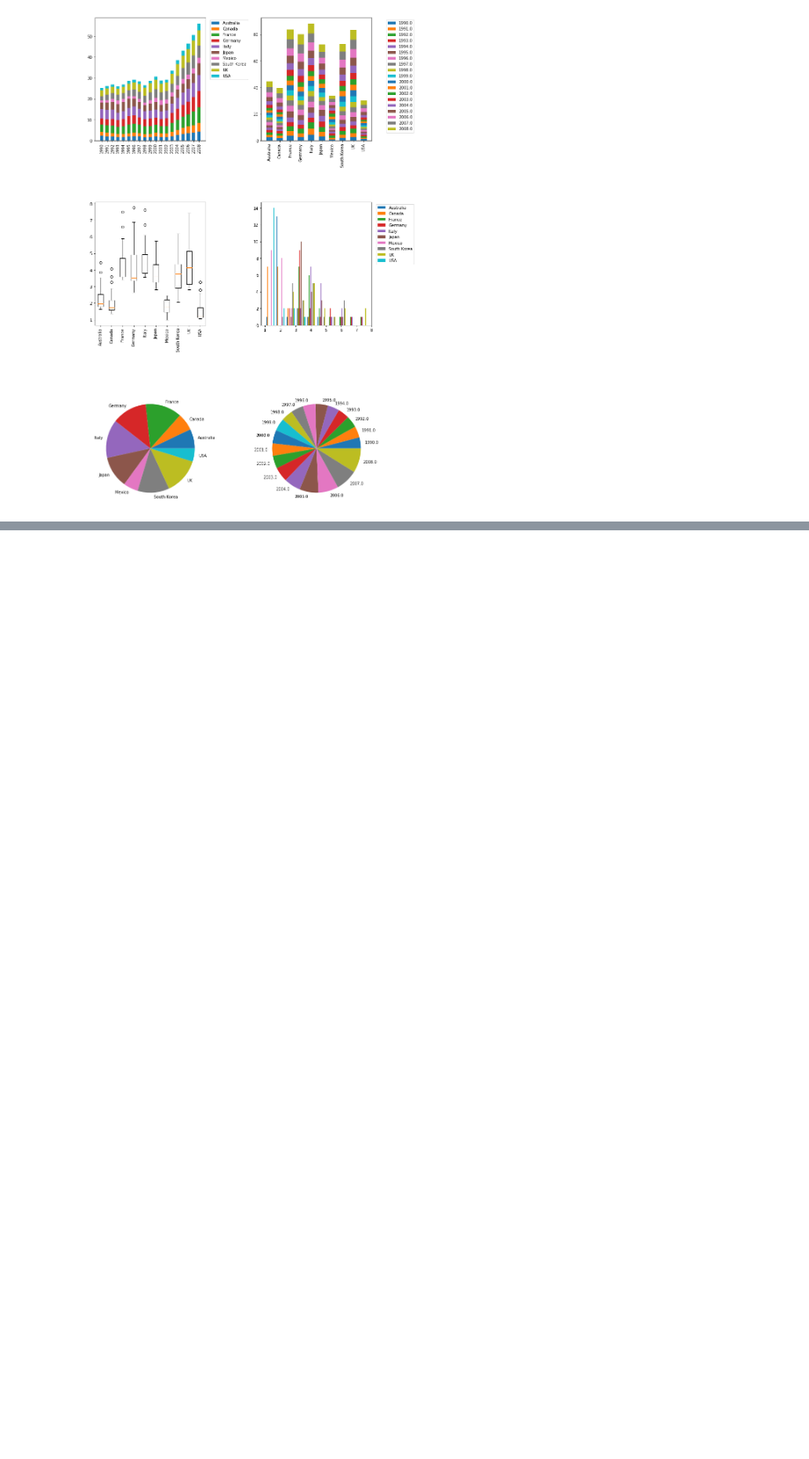
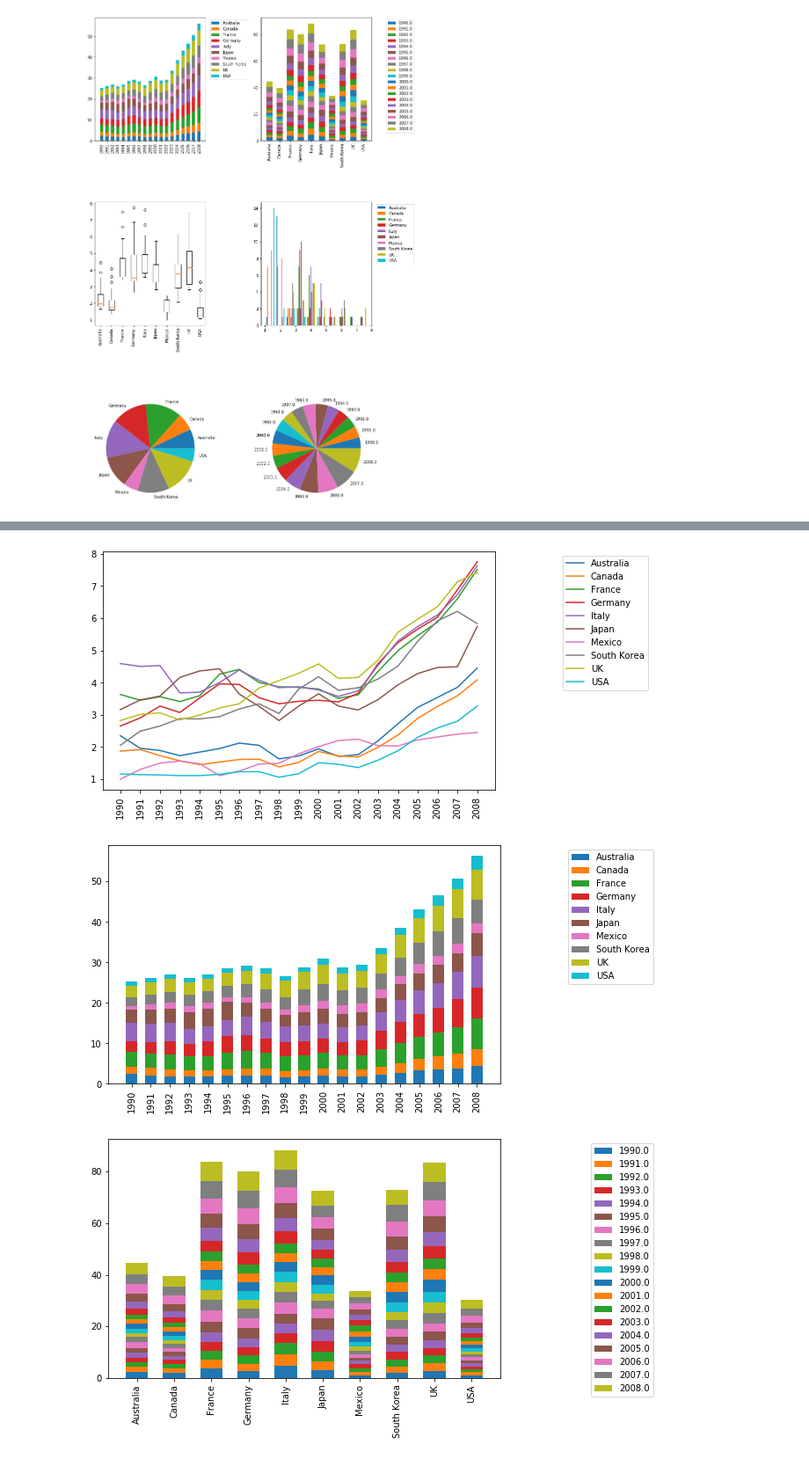
Before and after one commit to gsharansingh/easygplot, a Jupyter notebook: test.ipynb, the cells around one changed output, grey strips where cells are left out. Shown at 88% size. Cells and saved outputs as stored; diff of their text form; code cells hidden in the pictures; blank space fills up the shorter version.

```diff
--- a/test.ipynb
+++ b/test.ipynb
@@ -13,0 +31,8 @@ mydata = read.CSV("gasprices.csv")
+# %%
+from torchvision import transforms
+plot_obj = transforms.Compose([Plot.Line(legend=True), Plot.Bar(legend=True), Plot.Box(), Plot.Histogram(legend=True), Plot.Pie(legend=True)])
+plot_obj(mydata[:])
+# %% [output]
+[figure, added]
+[figure, added]
+[figure, added]
```
Also changed, not shown: parts of 6 cells of this notebook, 3 other files.
